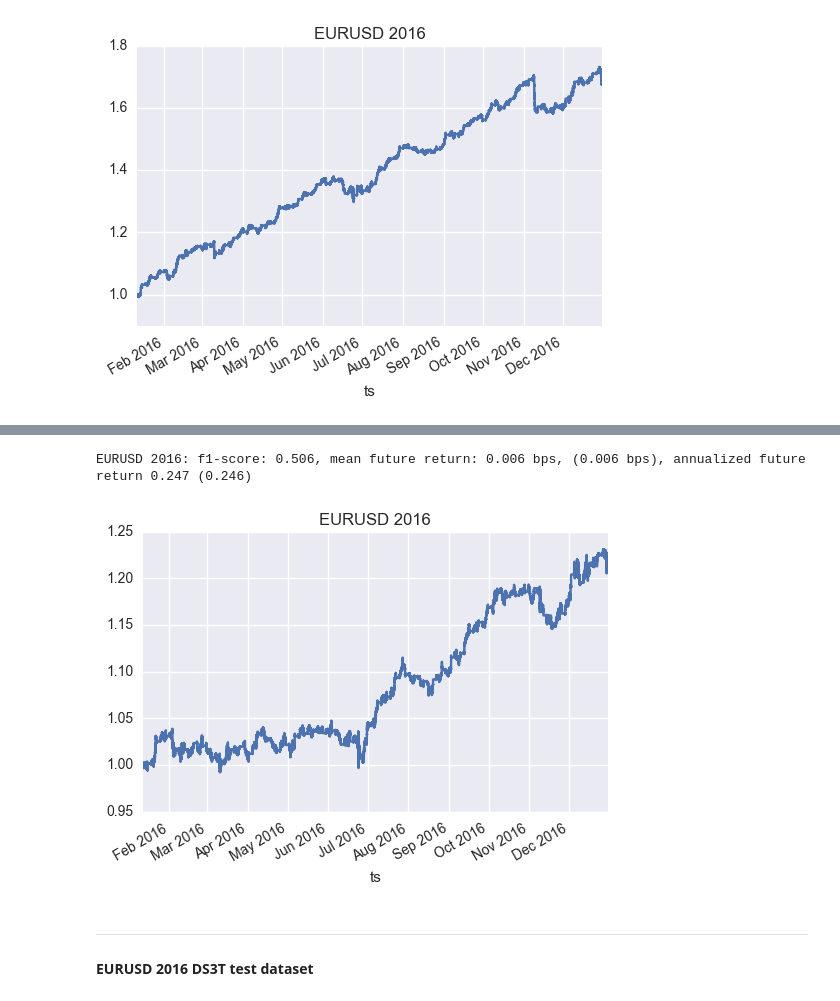
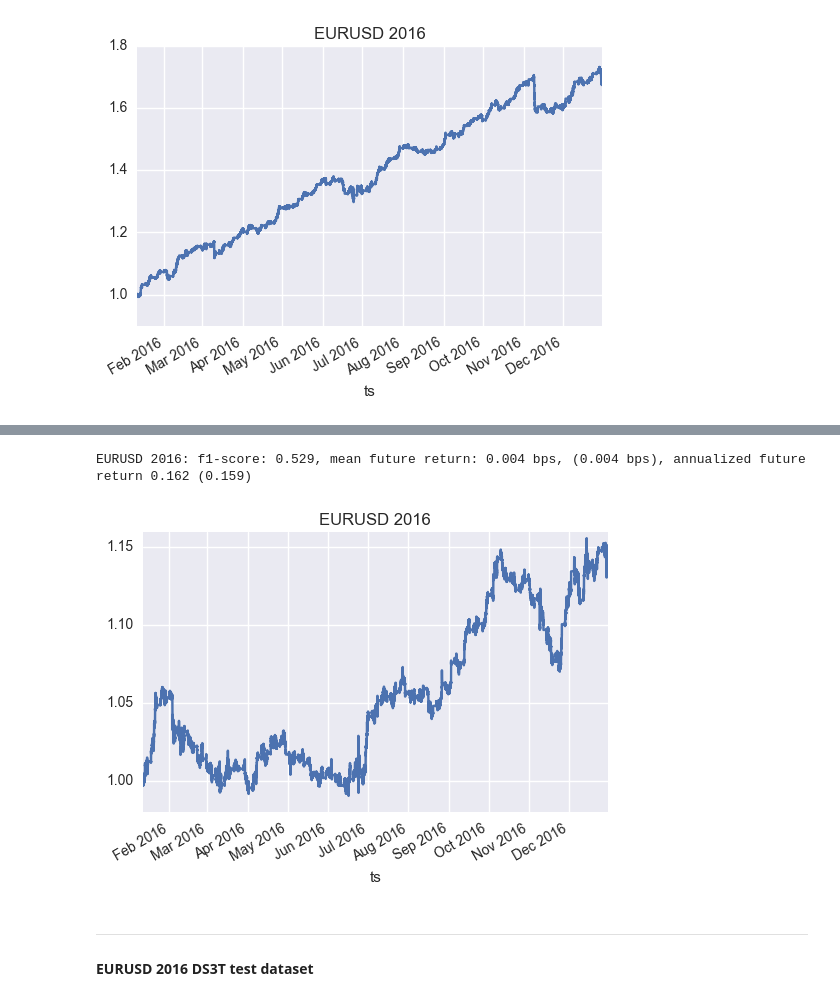
Before and after one commit to andrewwilson/mlnd_capstone, a Jupyter notebook: evaluatebaselinemodels-test.ipynb, the cells around one changed output, grey strips where cells are left out. Cells and saved outputs as stored; diff of their text form; code cells hidden in the pictures.

```diff
--- a/evaluatebaselinemodels-test.ipynb
+++ b/evaluatebaselinemodels-test.ipynb
@@ -38,10 +38,10 @@ EURUSD 2016: f1-score: 0.506, mean future return: 0.004 bps, (0.004 bps), annual
 # %%
-model = Baseline02EWMA(lookahead=1, centre_of_mass=1000)
+model = Baseline02EWMA(lookahead=1, centre_of_mass=2701)
 Y_test_pred = 1.0-model.predict(prices_test)
 metrics.performance_report(title,  prices_test,  lookahead, Y_test, Y_test_pred, cum_return_plot=True, heatmap=False);
 # %% [output]
-EURUSD 2016: f1-score: 0.506, mean future return: 0.006 bps, (0.006 bps), annualized future return 0.247 (0.246)
+EURUSD 2016: f1-score: 0.529, mean future return: 0.004 bps, (0.004 bps), annualized future return 0.162 (0.159)
-[figure, old version]
+[figure, new version]
 # %% [markdown]
 ---------------
 
```
Also changed, not shown: parts of 1 cell of this notebook, 3 other files.
